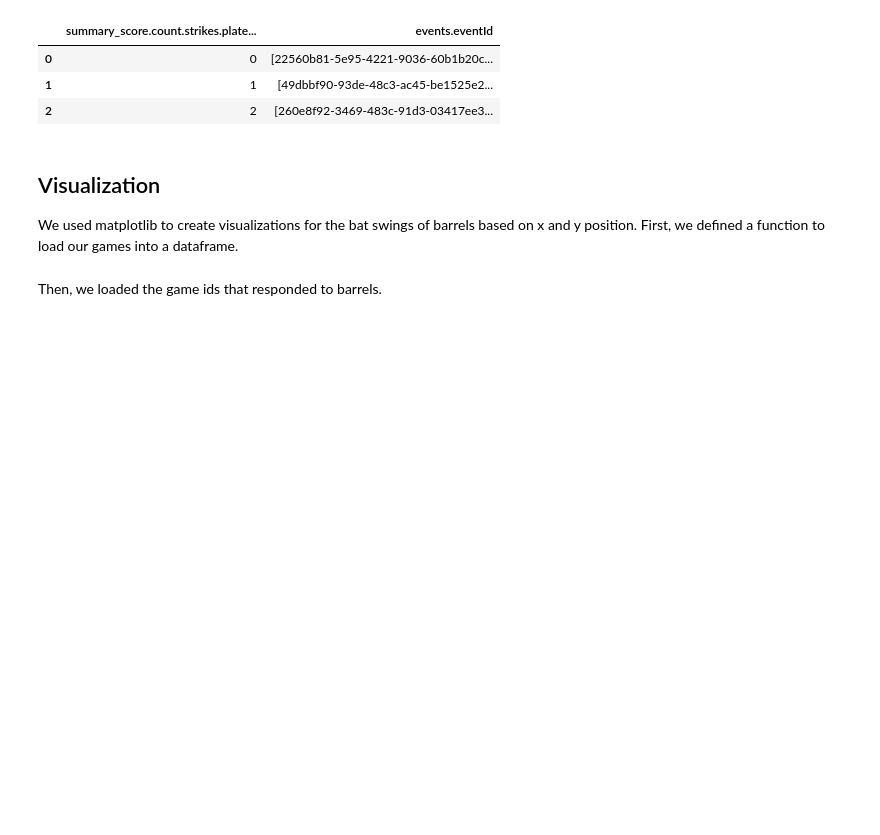
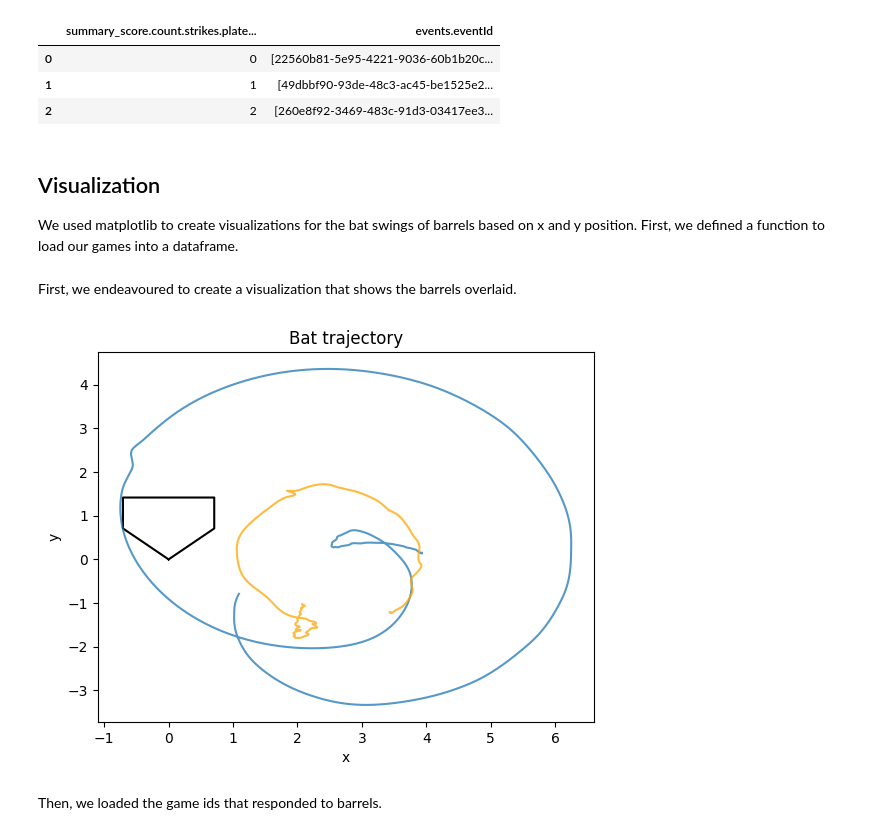
Before and after one commit to lillian-mo/wisd-2024, a Jupyter notebook: project.ipynb, the cells around one changed output. Drawn from its saved outputs; the diff is of its cells as text; code cells hidden in the pictures; blank space fills up the shorter version.

```diff
--- a/project.ipynb
+++ b/project.ipynb
@@ -196,6 +196,41 @@ with open(os.path.join(save_dir, 'by_strike_ct.json'), 'w') as file:
 # %% [markdown]
 ## Visualization
 We used matplotlib to create visualizations for the bat swings of barrels based on x and y position. First, we defined a function to load our games into a dataframe.
+# %% [markdown]
+First, we endeavoured to create a visualization that shows the barrels overlaid.
+# %%
+def get_coords(df):
+    split_df = pd.DataFrame(df['pos'].tolist(),index=df.index)
+
+    split_df.columns = ['x','y','z']
+    split_df = split_df.drop_duplicates()
+
+    x, y, z = (split_df[coord].to_numpy() for coord in split_df.columns)
+    tck, u = splprep([x,y], s=0)
+    new_x, new_y = splev(np.linspace(0, 1, 1000), tck)
+
+    return new_x, new_y
+
+head_df, handle_df = get_game(game_ids[0])
+
+# base
+coord = [[0, 0], [-0.708335, 0.708333], [-0.708335, 1.41667], [0.708335, 1.41667], [0.708335, 0.708333], [0, 0]]
+xs, ys = zip(*coord) # split coords into x and y
+plt.figure()
+plt.plot(xs,ys, color='black')
+
+head_x, head_y = get_coords(head_df)
+handle_x, handle_y = get_coords(handle_df)
+
+plt.plot(head_x, head_y, alpha=0.75)
+plt.plot(handle_x, handle_y, alpha=0.75, color='orange')
+
+plt.title("Bat trajectory")
+plt.xlabel("x")
+plt.ylabel("y")
+plt.show()
+# %% [output]
+[figure, added]
 # %%
 #code to load a game, combines the data analysis strategies and functions used above
 base_directory = "./anonymized-files-wisd"
```
Also changed, not shown: parts of 2 cells of this notebook.
